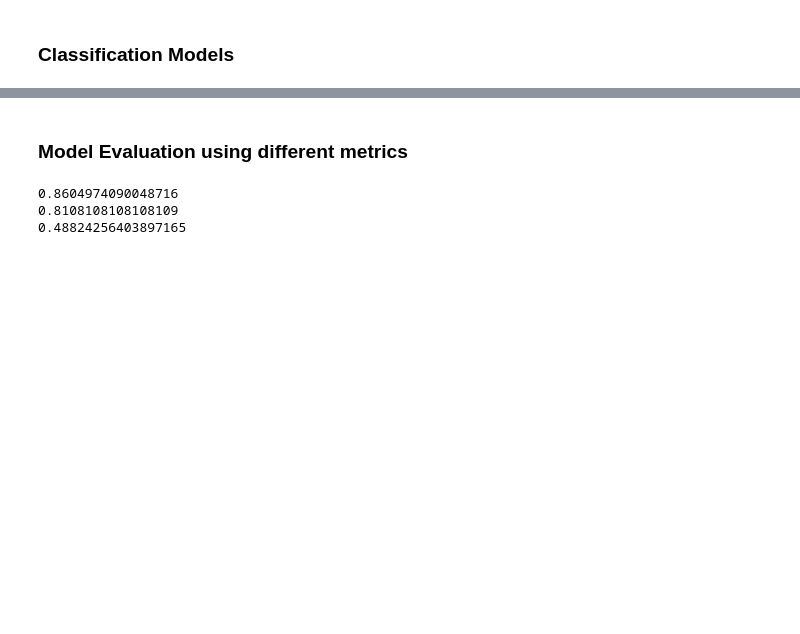
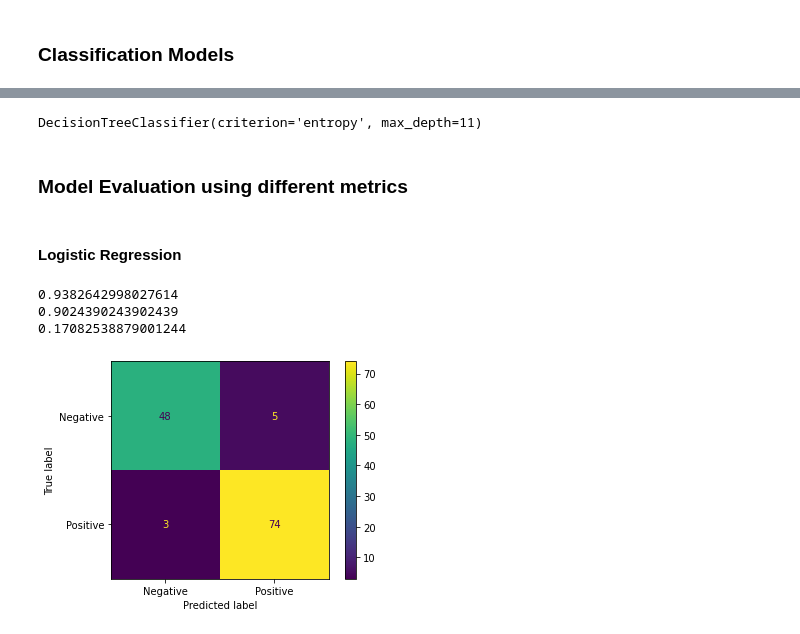
Before and after one commit to binodmathews93/ML-Projects, a Jupyter notebook: Diabetes Prediction Using Classification models.ipynb, the cells around one changed output, grey strips where cells are left out. Drawn from its saved outputs; the diff is of its cells as text; code cells hidden in the pictures; blank space fills up the shorter version.

```diff
--- a/Diabetes Prediction Using Classification models.ipynb
+++ b/Diabetes Prediction Using Classification models.ipynb
@@ -161,5 +170,5 @@ mean_acc
 # %%
 # Since liblinear seems to give highest accuracy, we'll go ahead with liblinear for final model
-LR_final = LogisticRegression(C=0.01, solver="liblinear").fit(X_train,y_train)
+LR_final = LogisticRegression(C=100, solver="liblinear", max_iter = 1500).fit(X_train,y_train)
 LR_final
 # %% [output]
@@ -167,3 +217,9 @@ LogisticRegression(C=0.01, solver='liblinear')
+# %%
+# Since all k values after 9 seem to give high accuracy final model for evaluation will be with k = 9
+drugTree_final = DecisionTreeClassifier(criterion="entropy", max_depth = 11)
+drugTree_final.fit(X_train,y_train)
+# %% [output]
+DecisionTreeClassifier(criterion='entropy', max_depth=11)
 # %% [markdown]
 ### Model Evaluation using different metrics
 # %%
@@ -173,16 +230,24 @@ from sklearn.metrics import jaccard_score
+# %% [markdown]
+#### Logistic Regression
 # %%
-yhat=LR_final.predict(X_test)
-yhat_prob = LR_final.predict_proba(X_test)
+# evaluation for the Logistic Regression  algo
+yhat_val = LR_final.predict(X_val)
+yhat_val_prob = LR_final.predict_proba(X_val)
 
 # evaluation for the Logistic Regression algo
-f1score = f1_score(y_test, yhat, average='weighted')
-jaccard = jaccard_score(y_test, yhat , pos_label="Positive")
-logloss = log_loss(y_test, yhat_prob)
+f1score = f1_score(y_val, yhat_val, average='weighted')
+jaccard = jaccard_score(y_val, yhat_val , pos_label="Positive")
+logloss = log_loss(y_val, yhat_val_prob)
 
 print(f1score)
 print(jaccard)
 print(logloss)
+
+# plotting confusion matrix
+plot_confusion_matrix(LR_final, X_val, y_val)
+plt.show()
 # %% [output]
-0.8604974090048716
-0.8108108108108109
-0.48824256403897165
+0.9382642998027614
+0.9024390243902439
+0.17082538879001244
+[figure, added]
```
Also changed, not shown: parts of 11 cells of this notebook.
